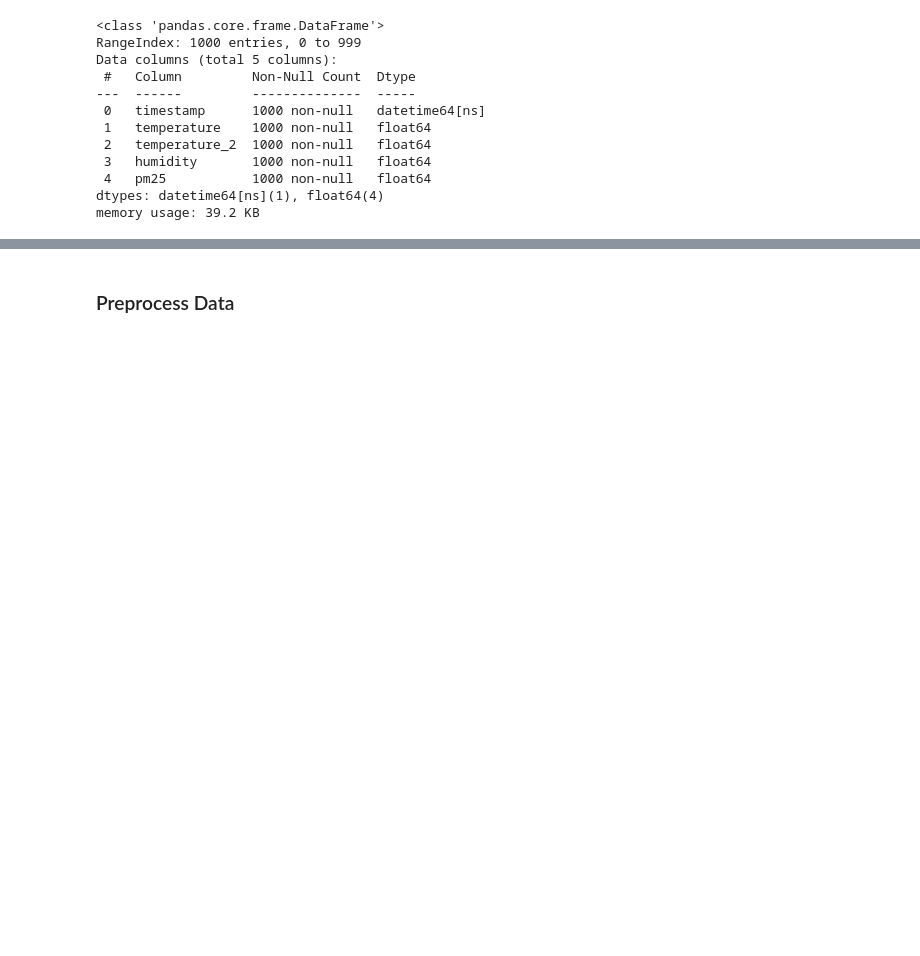
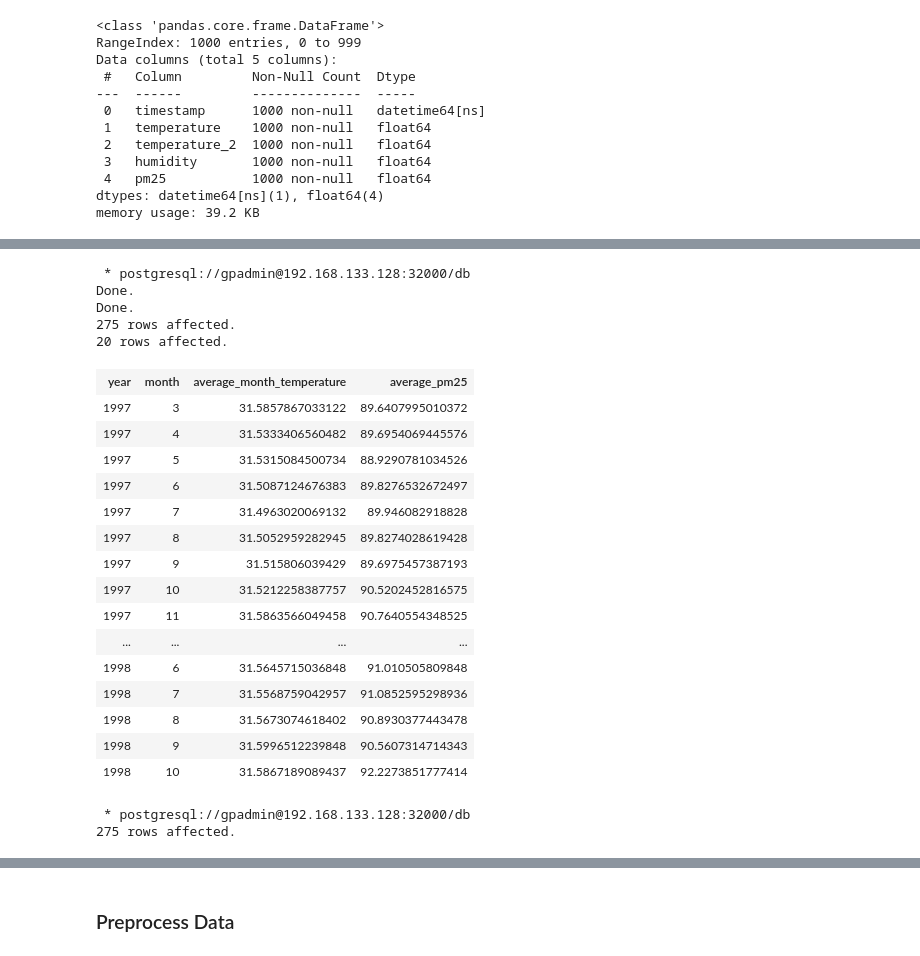
Before and after one commit to guyzsarun/rabbitmq-gpdb-poc, a Jupyter notebook: gpdb/madlib-demo.ipynb, the cells around one changed output, grey strips where cells are left out. Cells and saved outputs as stored; diff of their text form; code cells hidden in the pictures; blank space fills up the shorter version.

```diff
--- a/gpdb/madlib-demo.ipynb
+++ b/gpdb/madlib-demo.ipynb
@@ -102,0 +143,50 @@ plt.text(sensors['humidity'].mean()+3,0.03, "mean", fontsize=10,c='red');
+# %%
+%%sql
+
+DROP TABLE IF EXISTS temp_sensors_timeseries;
+
+CREATE TABLE temp_sensors_timeseries(
+    year INTEGER,
+    month INTEGER,
+    average_month_temperature FLOAT,
+    average_pm25 FLOAT
+);
+
+INSERT INTO temp_sensors_timeseries
+    SELECT  date_part('year', timestamp) AS year,
+            date_part('month', timestamp) AS month,
+            avg(temperature) AS average_month_temperature,
+            avg(pm25) AS average_pm25
+    FROM sensors
+    GROUP BY year, month;
+
+
+SELECT * FROM temp_sensors_timeseries ORDER BY year,month LIMIT 20;
+# %% [output]
+ * postgresql://gpadmin@192.168.133.128:32000/db
+Done.
+Done.
+275 rows affected.
+20 rows affected.
+| year | month | average_month_temperature | average_pm25 |
+| 1997 | 3 | 31.5857867033122 | 89.6407995010372 |
+| 1997 | 4 | 31.5333406560482 | 89.6954069445576 |
+| 1997 | 5 | 31.5315084500734 | 88.9290781034526 |
+| 1997 | 6 | 31.5087124676383 | 89.8276532672497 |
+| 1997 | 7 | 31.4963020069132 | 89.946082918828 |
+| 1997 | 8 | 31.5052959282945 | 89.8274028619428 |
+| 1997 | 9 | 31.515806039429 | 89.6975457387193 |
+| 1997 | 10 | 31.5212258387757 | 90.5202452816575 |
+| 1997 | 11 | 31.5863566049458 | 90.7640554348525 |
+| ... | ... | ... | ... |
+| 1998 | 6 | 31.5645715036848 | 91.010505809848 |
+| 1998 | 7 | 31.5568759042957 | 91.0852595298936 |
+| 1998 | 8 | 31.5673074618402 | 90.8930377443478 |
+| 1998 | 9 | 31.5996512239848 | 90.5607314714343 |
+| 1998 | 10 | 31.5867189089437 | 92.2273851777414 |
+# %%
+timeseries= %sql SELECT * FROM temp_sensors_timeseries ORDER BY year,month;
+timeseries=timeseries.DataFrame()
+# %% [output]
+ * postgresql://gpadmin@192.168.133.128:32000/db
+275 rows affected.
```
Also changed, not shown: parts of 25 cells of this notebook.
